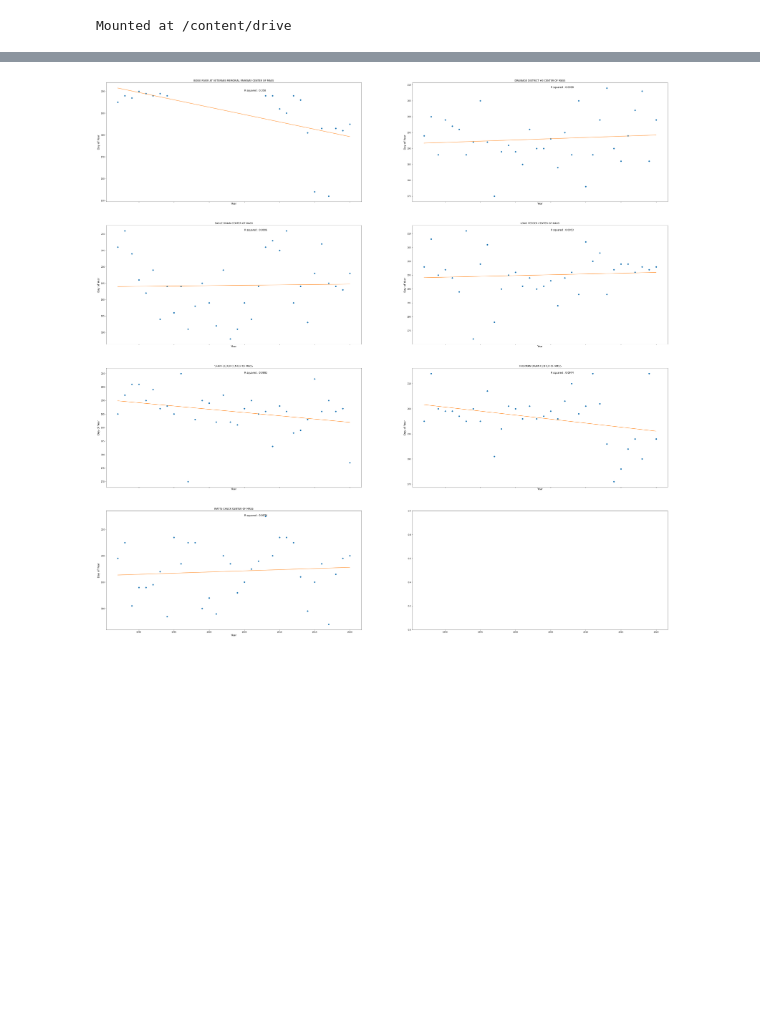
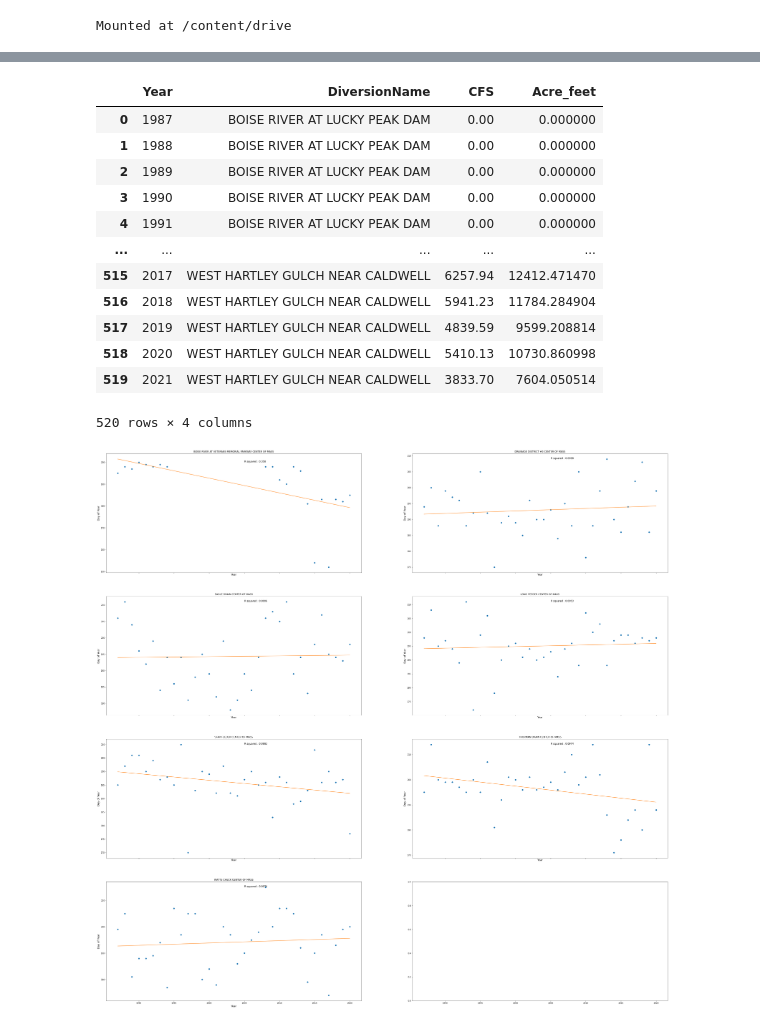
Before and after one commit to bridgetmarie24/pod_pou_lulcc, a Jupyter notebook: drainage_time_series.ipynb, the cells around one changed output, grey strips where cells are left out. Drawn from its saved outputs; the diff is of its cells as text; code cells hidden in the pictures; blank space fills up the shorter version.

Commit message:
simplified annual total calculation

```diff
--- a/drainage_time_series.ipynb
+++ b/drainage_time_series.ipynb
@@ -244,3 +251,27 @@ base_stats.to_csv('datasets/diversion_timeseries/drain_figs/stats.csv')
+# %%
+## ----------------------- ##
+## CALCULATE ANNUAL TOTALS ##
+## ----------------------- ##
+
+df = pd.concat(drains)
+
+tot = df.groupby([df.index.year,'DiversionName']).sum(['Acre_feet']).drop('HydrologyID', axis=1)   \
+      .sort_values('DiversionName').reset_index().rename(columns={'level_0':'Year'}).sort_values(['DiversionName','Year'])  \
+      .reset_index().drop('index',axis=1)
+# %% [output]
+|  | Year | DiversionName | CFS | Acre_feet |
+| 0 | 1987 | BOISE RIVER AT LUCKY PEAK DAM | 0.00 | 0.000000 |
+| 1 | 1988 | BOISE RIVER AT LUCKY PEAK DAM | 0.00 | 0.000000 |
+| 2 | 1989 | BOISE RIVER AT LUCKY PEAK DAM | 0.00 | 0.000000 |
+| 3 | 1990 | BOISE RIVER AT LUCKY PEAK DAM | 0.00 | 0.000000 |
+| 4 | 1991 | BOISE RIVER AT LUCKY PEAK DAM | 0.00 | 0.000000 |
+| ... | ... | ... | ... | ... |
+| 515 | 2017 | WEST HARTLEY GULCH NEAR CALDWELL | 6257.94 | 12412.471470 |
+| 516 | 2018 | WEST HARTLEY GULCH NEAR CALDWELL | 5941.23 | 11784.284904 |
+| 517 | 2019 | WEST HARTLEY GULCH NEAR CALDWELL | 4839.59 | 9599.208814 |
+| 518 | 2020 | WEST HARTLEY GULCH NEAR CALDWELL | 5410.13 | 10730.860998 |
+| 519 | 2021 | WEST HARTLEY GULCH NEAR CALDWELL | 3833.70 | 7604.050514 |
+520 rows × 4 columns
 # %%
 ## FIND THE CENTER OF MASS OF THE IRRIGATION SEASON ##
 
```
Also changed, not shown: parts of 6 cells of this notebook.
